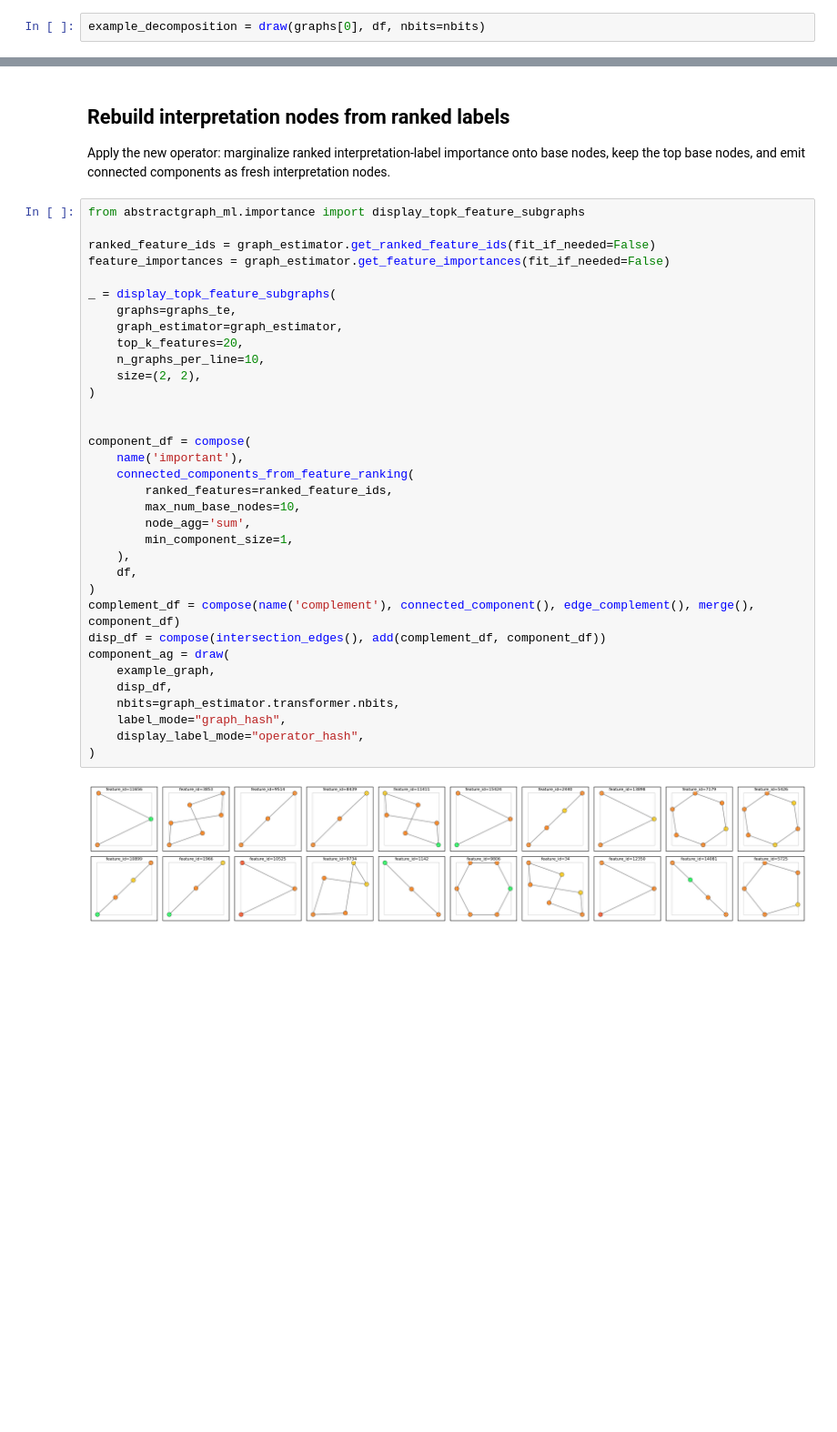
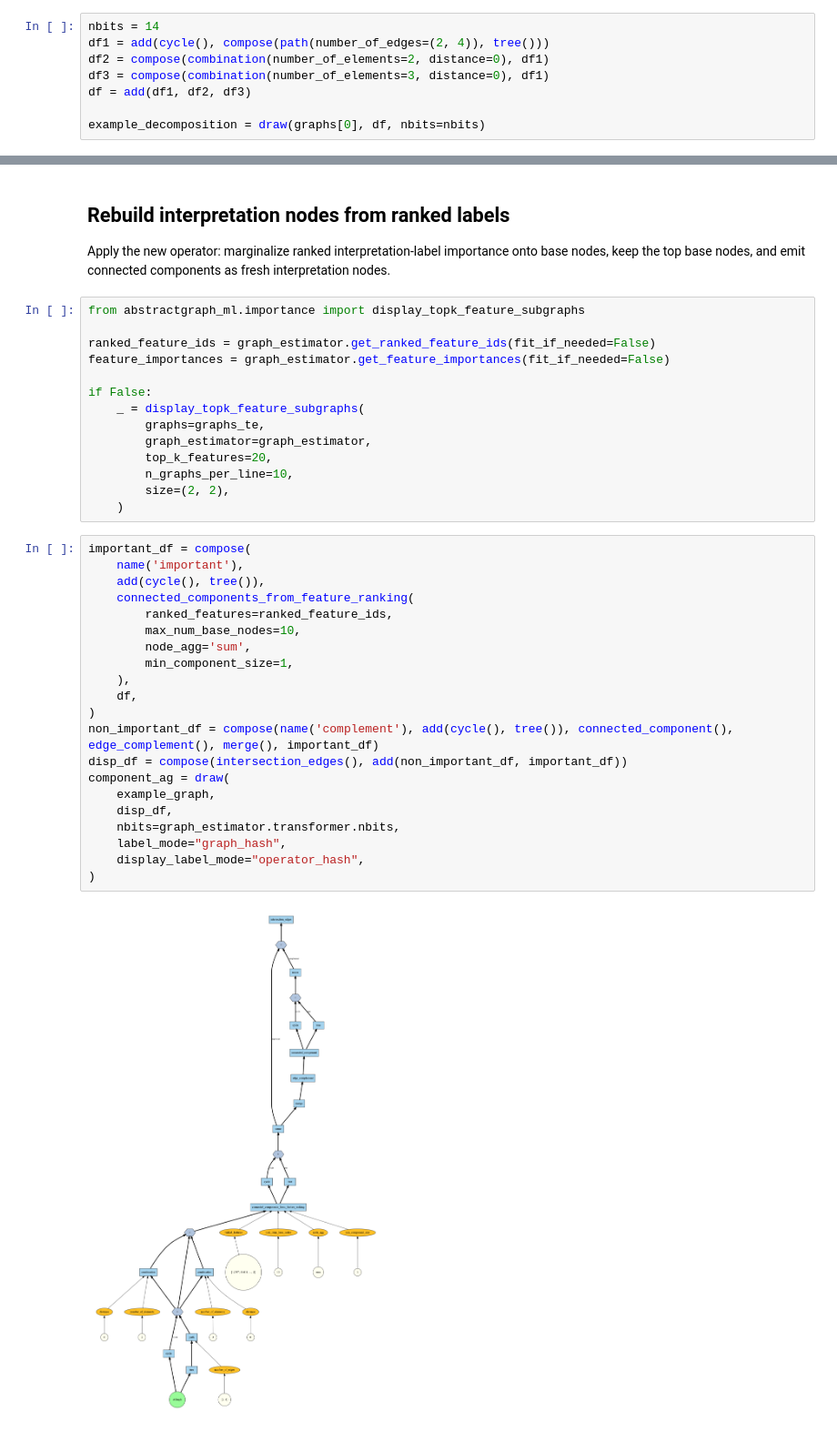
Before and after one commit to fabriziocosta/abstractgraph-ml, a Jupyter notebook: notebooks/examples/example_importance_ranked_component_decomposition.ipynb, the cells around one changed output, grey strips where cells are left out. Shown at 91% size. Saved outputs shown, nothing was run; the diff lists cells and outputs as text; blank space fills up the shorter version.

```diff
--- a/notebooks/examples/example_importance_ranked_component_decomposition.ipynb
+++ b/notebooks/examples/example_importance_ranked_component_decomposition.ipynb
@@ -110,5 +106,11 @@ df = add(cycle(), compose(path(number_of_edges=(2, 4)), tree()))
 
 Render the decomposition graph to verify the chosen operator structure.
 # %%
+nbits = 14
+df1 = add(cycle(), compose(path(number_of_edges=(2, 4)), tree()))
+df2 = compose(combination(number_of_elements=2, distance=0), df1)
+df3 = compose(combination(number_of_elements=3, distance=0), df1)
+df = add(df1, df2, df3)
+
 example_decomposition = draw(graphs[0], df, nbits=nbits)
 # %% [output]
@@ -214,39 +216,40 @@ ipy_display(draw_molecule(annotated_graph, cmap='YlOrRd', glow=True, size=(500,
 ## Rebuild interpretation nodes from ranked labels
 
 Apply the new operator: marginalize ranked interpretation-label importance onto base nodes, keep the top base nodes, and emit connected components as fresh interpretation nodes.
+# %%
+from abstractgraph_ml.importance import display_topk_feature_subgraphs
+
+ranked_feature_ids = graph_estimator.get_ranked_feature_ids(fit_if_needed=False)
+feature_importances = graph_estimator.get_feature_importances(fit_if_needed=False)
+
+if False:
+    _ = display_topk_feature_subgraphs(
+        graphs=graphs_te,
+        graph_estimator=graph_estimator,
+        top_k_features=20,
+        n_graphs_per_line=10,
+        size=(2, 2),
+    )
 # %%
-from abstractgraph_ml.importance import display_topk_feature_subgraphs
-
-ranked_feature_ids = graph_estimator.get_ranked_feature_ids(fit_if_needed=False)
-feature_importances = graph_estimator.get_feature_importances(fit_if_needed=False)
-
-_ = display_topk_feature_subgraphs(
-    graphs=graphs_te,
-    graph_estimator=graph_estimator,
-    top_k_features=20,
-    n_graphs_per_line=10,
-    size=(2, 2),
-)
-
-
-component_df = compose(
+important_df = compose(
     name('important'),
+    add(cycle(), tree()),
     connected_components_from_feature_ranking(
         ranked_features=ranked_feature_ids,
         max_num_base_nodes=10,
         node_agg='sum',
         min_component_size=1,
     ),
     df,
 )
-complement_df = compose(name('complement'), connected_component(), edge_complement(), merge(), component_df)
-disp_df = compose(intersection_edges(), add(complement_df, component_df))
+non_important_df = compose(name('complement'), add(cycle(), tree()), connected_component(), edge_complement(), merge(), important_df)
+disp_df = compose(intersection_edges(), add(non_important_df, important_df))
 component_ag = draw(
     example_graph,
     disp_df,
     nbits=graph_estimator.transformer.nbits,
     label_mode="graph_hash",
     display_label_mode="operator_hash",
 )
 # %% [output]
-[figure, old version]
+[figure, new version]
```
Also changed, not shown: parts of 6 cells of this notebook, 2 other files.
